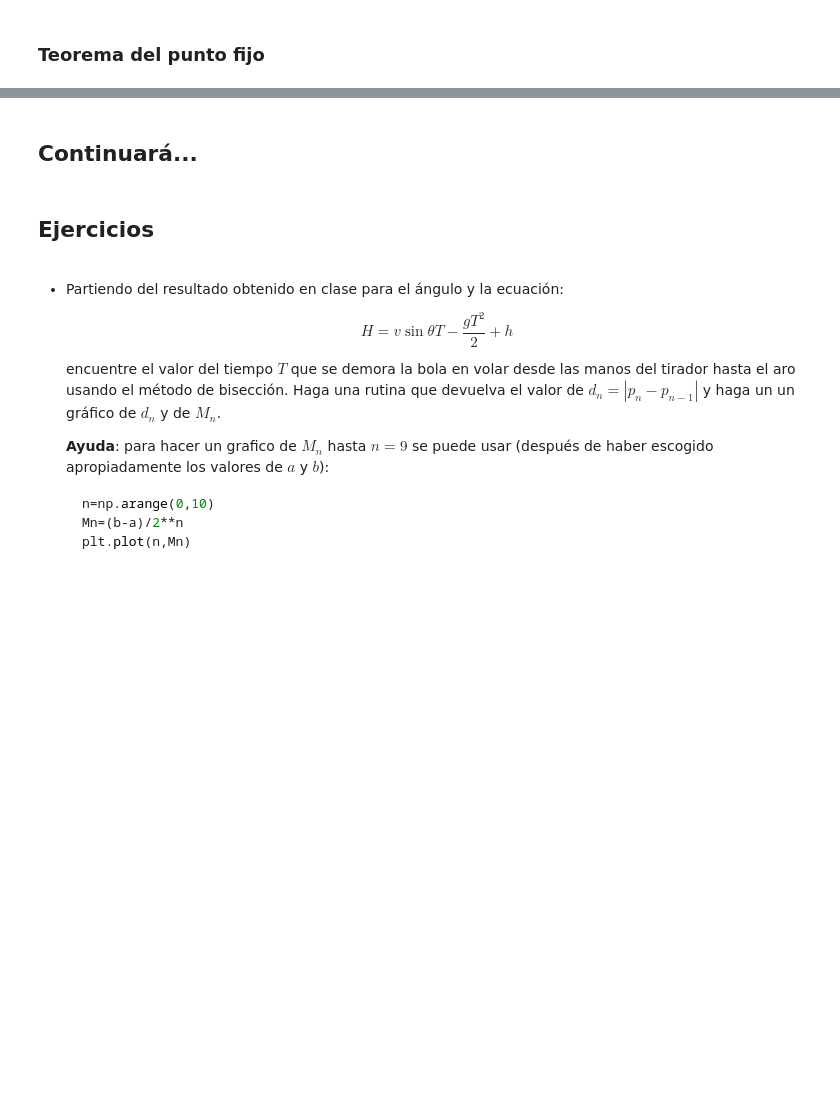
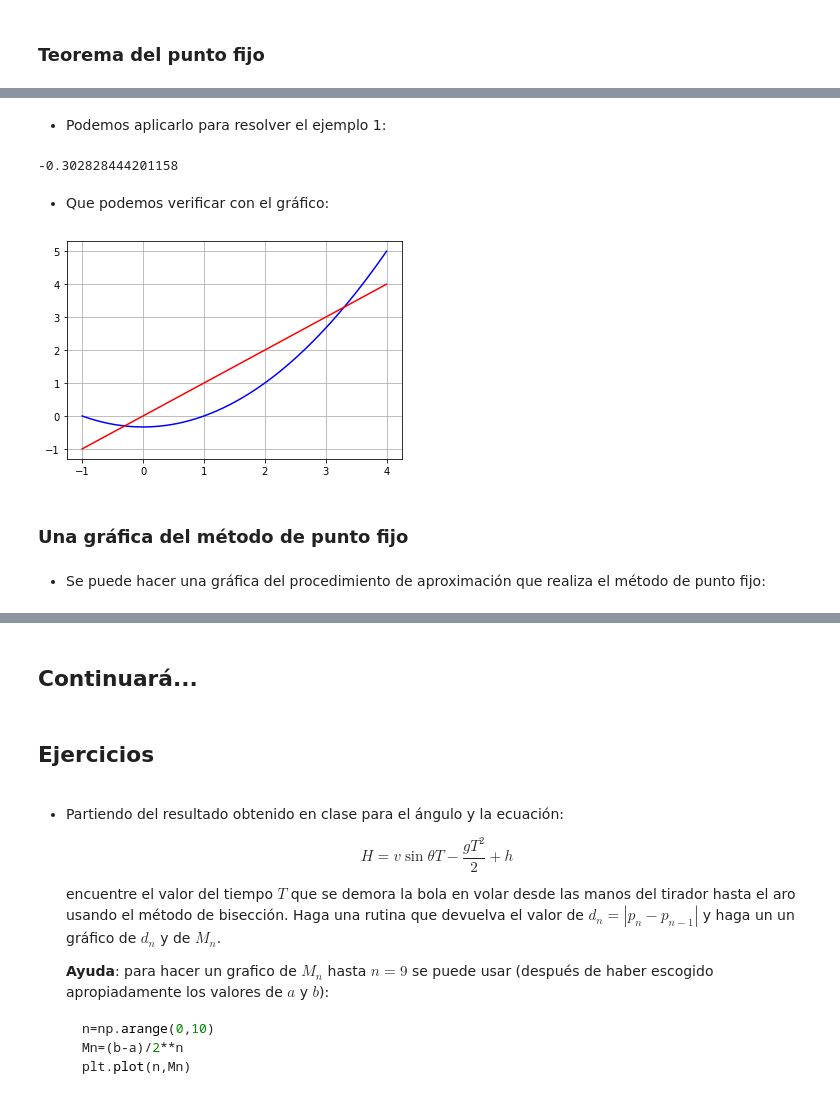
Before and after one commit to JorgeZuluaga/NotasMetodosNumericos, a Jupyter notebook: MN-CuadernoNotas-SolucionEcuaciones_PuntoFijo.ipynb, the cells around one changed output, grey strips where cells are left out. Drawn from its saved outputs; the diff is of its cells as text; code cells hidden in the pictures; blank space fills up the shorter version.

```diff
--- a/MN-CuadernoNotas-SolucionEcuaciones_PuntoFijo.ipynb
+++ b/MN-CuadernoNotas-SolucionEcuaciones_PuntoFijo.ipynb
@@ -543,0 +262,26 @@ Número de pasos 40
+# %% [markdown]
+- Podemos aplicarlo para resolver el ejemplo 1:
+# %%
+def g(x):
+  gx=(x**2-1)/3
+  return gx
+
+punto_fijo_burden(g,0,1e-3,100)
+# %% [output]
+-0.302828444201158
+# %% [markdown]
+- Que podemos verificar con el gráfico:
+# %%
+import numpy as np
+x=np.linspace(-1,4,100)
+
+import matplotlib.pyplot as plt
+plt.plot(x,g(x),color='b')
+plt.plot(x,x,color='r')
+plt.grid()
+# %% [output]
+[figure, added]
+# %% [markdown]
+### Una gráfica del método de punto fijo
+# %% [markdown]
+- Se puede hacer una gráfica del procedimiento de aproximación que realiza el método de punto fijo:
```
Also changed, not shown: parts of 64 cells of this notebook, 6 other files.
